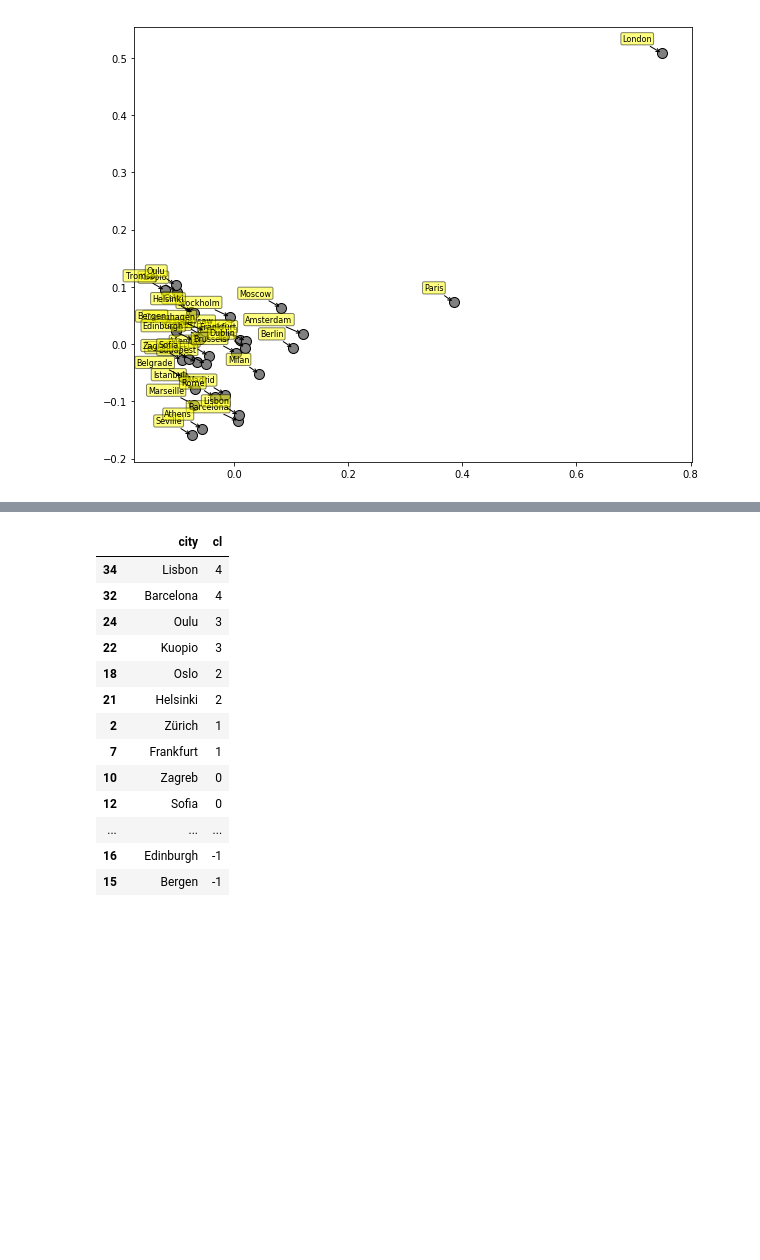
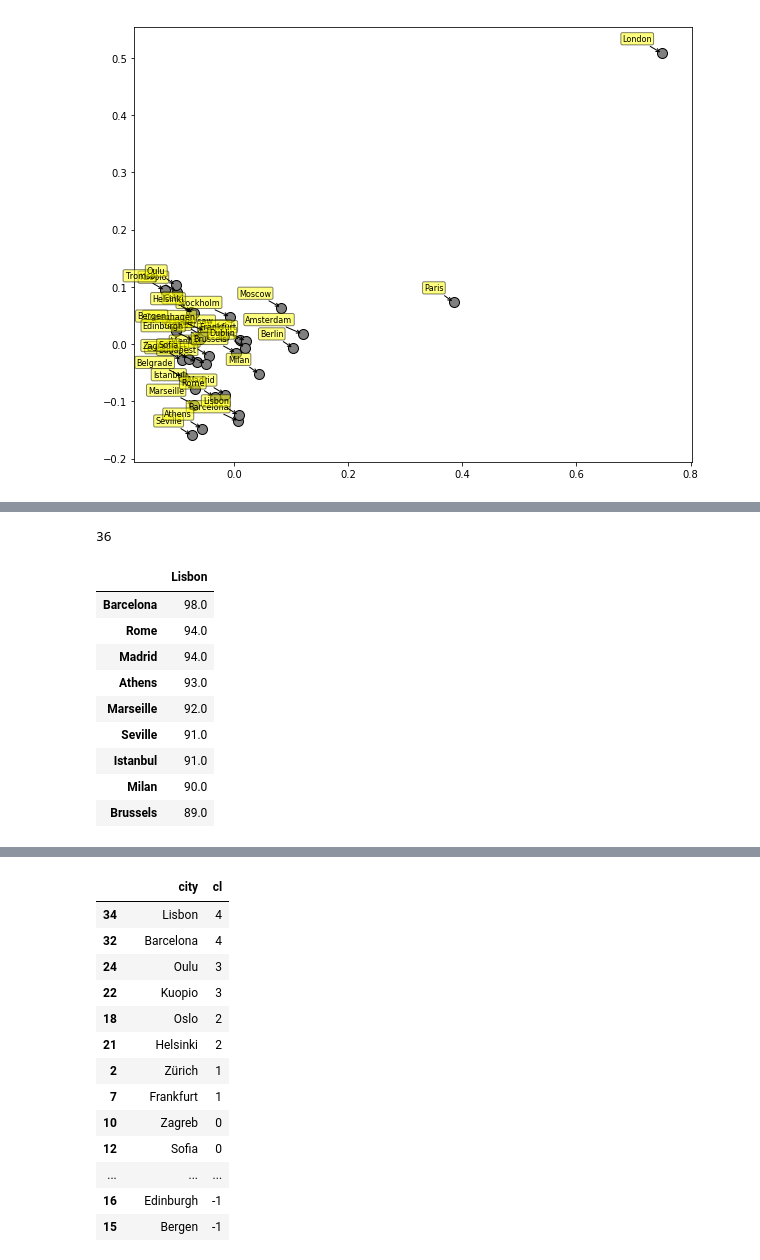
Before and after one commit to rareal/Coursera_Capstone, a Jupyter notebook: Final_project_tests.ipynb, the cells around one changed output, grey strips where cells are left out. Saved outputs shown, nothing was run; the diff lists cells and outputs as text; code cells hidden in the pictures; blank space fills up the shorter version.

```diff
--- a/Final_project_tests.ipynb
+++ b/Final_project_tests.ipynb
@@ -637,0 +698,18 @@ plt.show()
+# %%
+len(cdx[:,0])
+# %% [output]
+36
+# %%
+lis_comp = pd.DataFrame(squareform(dx),index=df.City.values,columns=df.City.values)
+lis_comp[['Lisbon']].sort_values(by='Lisbon').iloc[1:10].round(2).apply(lambda x: 100*(1-x))
+# %% [output]
+|  | Lisbon |
+| Barcelona | 98.0 |
+| Rome | 94.0 |
+| Madrid | 94.0 |
+| Athens | 93.0 |
+| Marseille | 92.0 |
+| Seville | 91.0 |
+| Istanbul | 91.0 |
+| Milan | 90.0 |
+| Brussels | 89.0 |
```
Also changed, not shown: parts of 11 cells of this notebook, 1 other file.
